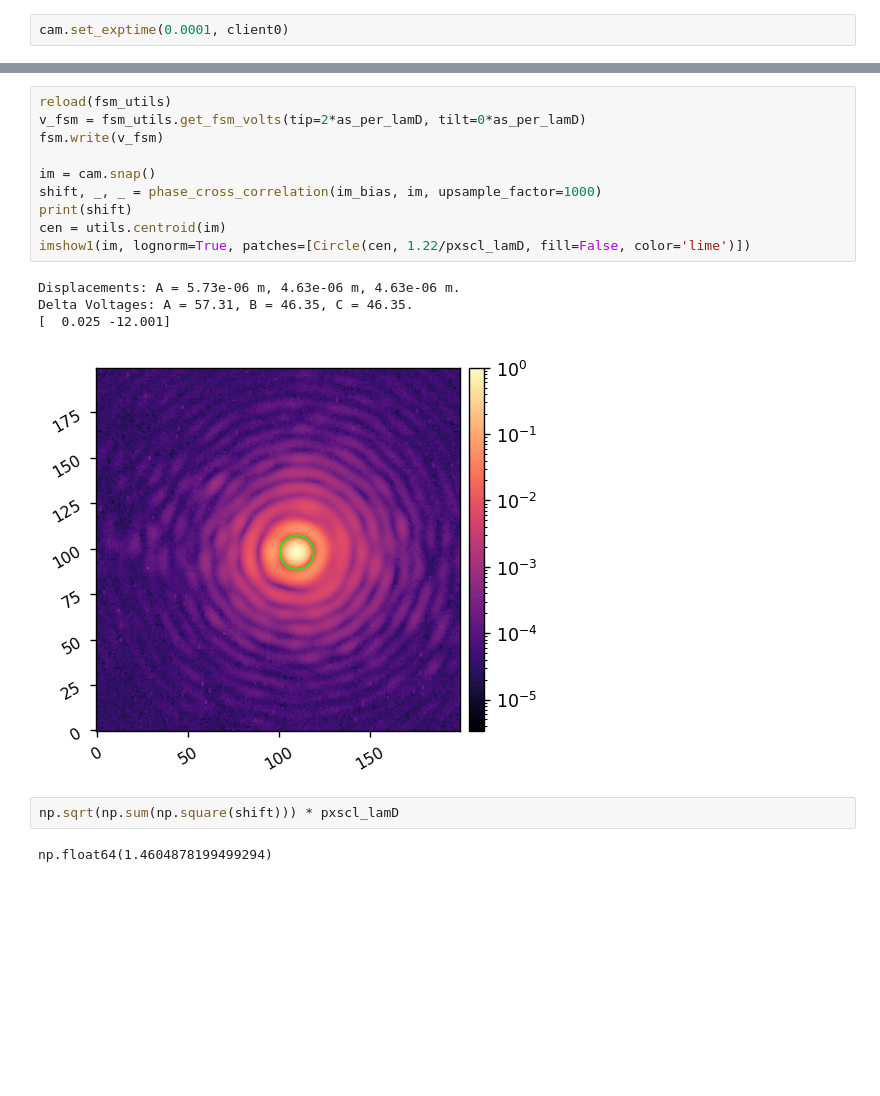
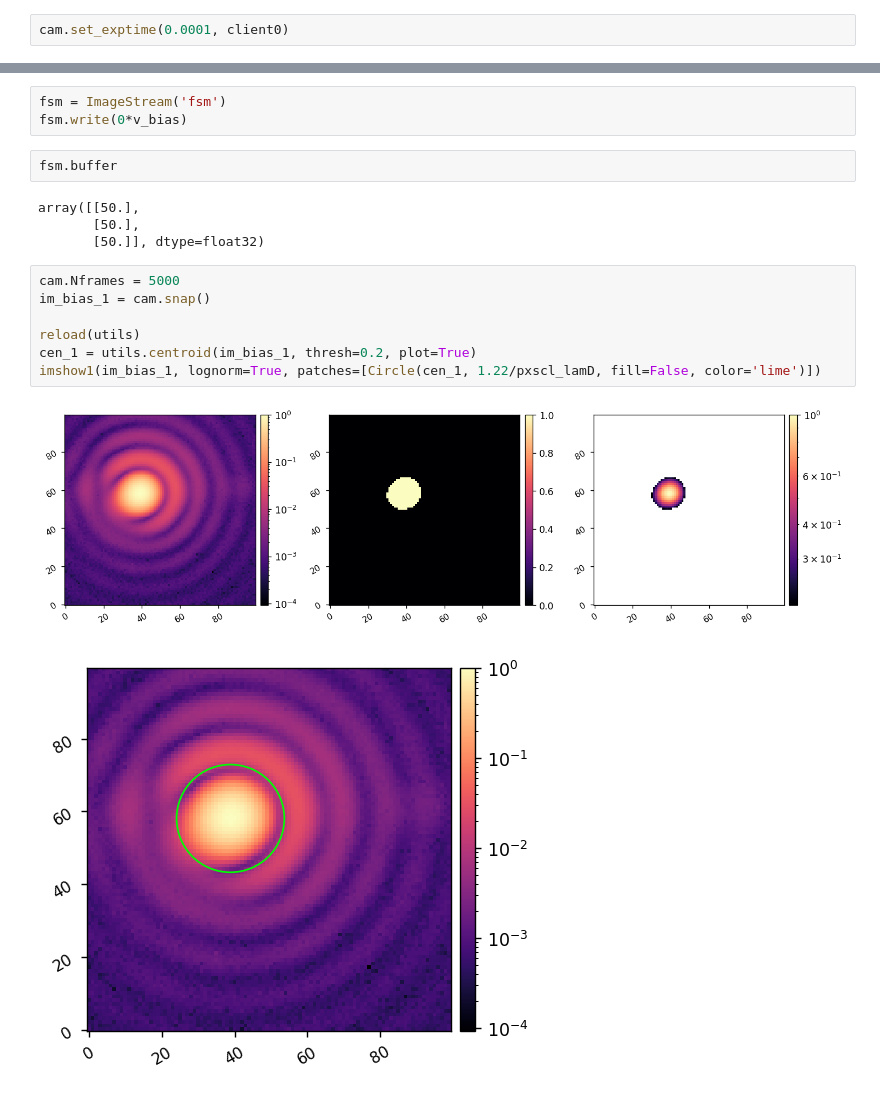
Before and after one commit to nick-lambert/fsm-exps, a Jupyter notebook: fsm_interface_test.ipynb, the cells around one changed output, grey strips where cells are left out. Drawn from its saved outputs; the diff is of its cells as text; blank space fills up the shorter version.

```diff
--- a/fsm_interface_test.ipynb
+++ b/fsm_interface_test.ipynb
@@ -70,19 +59,19 @@ imshow1(im_bias, lognorm=True, patches=[Circle(cen, 1.22/pxscl_lamD, fill=False,
-# %%
-reload(fsm_utils)
-v_fsm = fsm_utils.get_fsm_volts(tip=2*as_per_lamD, tilt=0*as_per_lamD)
-fsm.write(v_fsm)
-
-im = cam.snap()
-shift, _, _ = phase_cross_correlation(im_bias, im, upsample_factor=1000)
-print(shift)
-cen = utils.centroid(im)
-imshow1(im, lognorm=True, patches=[Circle(cen, 1.22/pxscl_lamD, fill=False, color='lime')])
-# %% [output]
-Displacements: A = 5.73e-06 m, 4.63e-06 m, 4.63e-06 m.
-Delta Voltages: A = 57.31, B = 46.35, C = 46.35.
-[  0.025 -12.001]
-[figure, removed]
-# %%
-np.sqrt(np.sum(np.square(shift))) * pxscl_lamD
-# %% [output]
-np.float64(1.4604878199499294)
+# %%
+fsm = ImageStream('fsm')
+fsm.write(0*v_bias)
+# %%
+fsm.buffer
+# %% [output]
+array([[50.],
+       [50.],
+       [50.]], dtype=float32)
+# %%
+cam.Nframes = 5000
+im_bias_1 = cam.snap()
+
+reload(utils)
+cen_1 = utils.centroid(im_bias_1, thresh=0.2, plot=True)
+imshow1(im_bias_1, lognorm=True, patches=[Circle(cen_1, 1.22/pxscl_lamD, fill=False, color='lime')])
+# %% [output]
+[figure, added]
+[figure, added]
```
Also changed, not shown: parts of 17 cells of this notebook, 9 other files.
